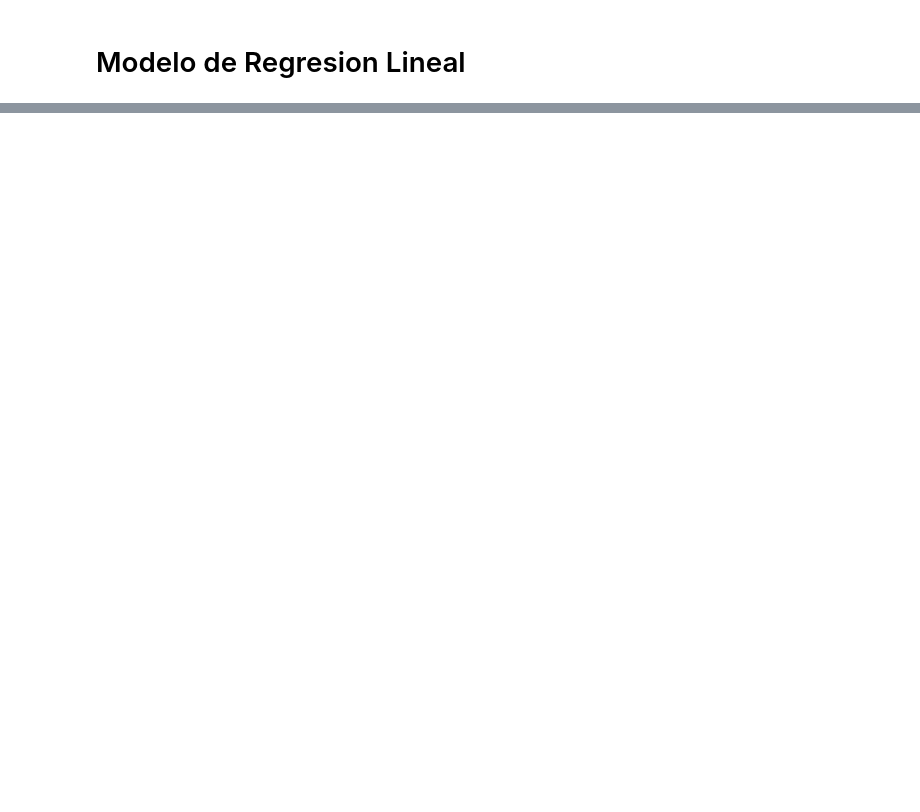
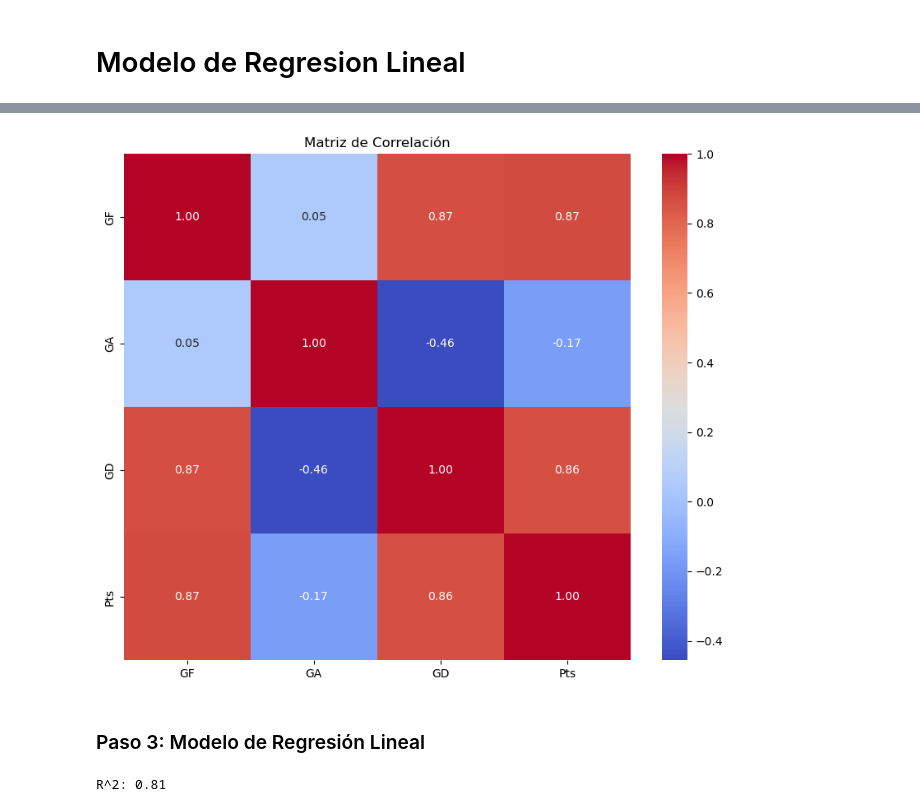
Before and after one commit to albabernal03/UEFA_PREDICCION2.0, a Jupyter notebook: modelos/regresion_lineal.ipynb, the cells around one changed output, grey strips where cells are left out. Saved outputs shown, nothing was run; the diff lists cells and outputs as text; code cells hidden in the pictures; blank space fills up the shorter version.

```diff
--- a/modelos/regresion_lineal.ipynb
+++ b/modelos/regresion_lineal.ipynb
@@ -42,0 +37,34 @@ Al tratarse de un modelo de Regresión Lineal lo primero que debemos hacer es de
+# %%
+import matplotlib.pyplot as plt
+import seaborn as sns
+# Visualizar la matriz de correlación
+correlation_matrix = overall_df[['GF', 'GA', 'GD', 'Pts']].corr()
+plt.figure(figsize=(10, 8))
+sns.heatmap(correlation_matrix, annot=True, fmt=".2f", cmap='coolwarm', cbar=True, square=True)
+plt.title('Matriz de Correlación')
+plt.show()
+# %% [output]
+[figure, added]
+# %% [markdown]
+### Paso 3:  Modelo de Regresión Lineal
+# %%
+from sklearn.linear_model import LinearRegression
+from sklearn.model_selection import train_test_split
+
+# Seleccionar las columnas relevantes para el modelo basadas en la correlación
+X = overall_df[['GF', 'GA', 'GD']]
+y = overall_df['Pts']
+
+# Dividir los datos en conjuntos de entrenamiento y prueba
+X_train, X_test, y_train, y_test = train_test_split(X, y, test_size=0.2, random_state=42)
+
+# Crear y entrenar el modelo de regresión lineal
+model = LinearRegression()
+model.fit(X_train, y_train)
+from sklearn.metrics import r2_score
+# Predecir los puntos en el conjunto de prueba y calcular R^2
+y_pred = model.predict(X_test)
+r2 = r2_score(y_test, y_pred)
+print(f'R^2: {r2:.2f}')
+# %% [output]
+R^2: 0.81
```
Also changed, not shown: parts of 11 cells of this notebook.
